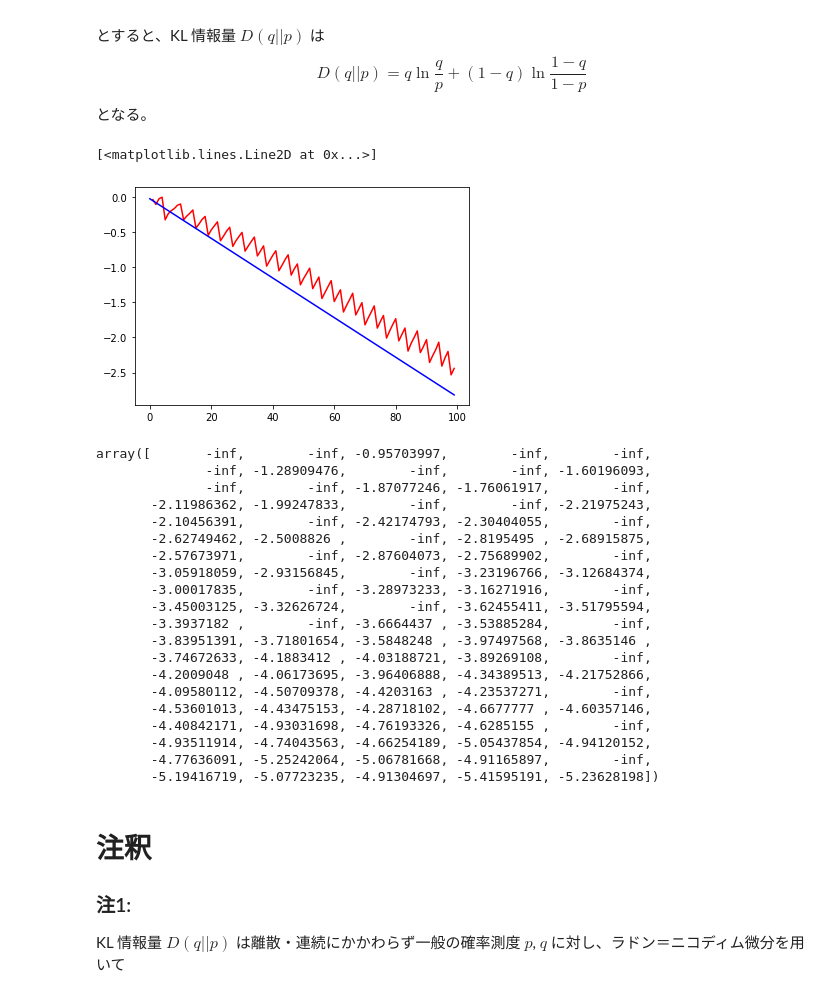
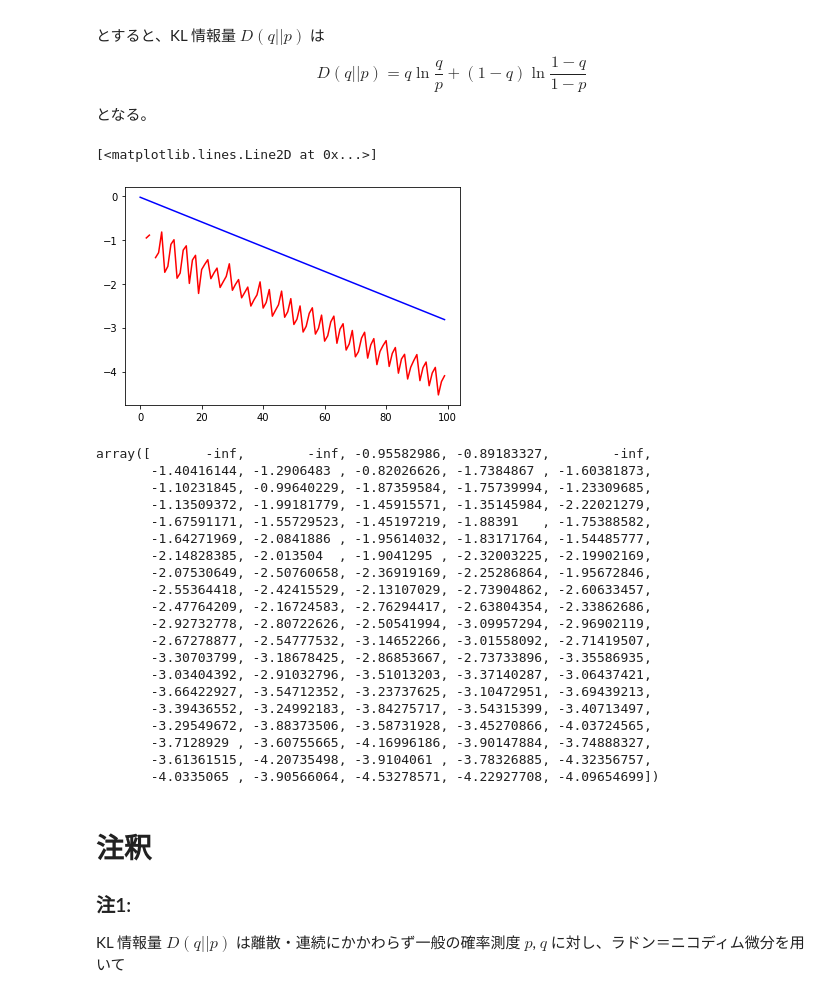
Before and after one commit to shinyasyokukai/AIC, a Jupyter notebook: AIC.ipynb, the cells around one changed output. Cells and saved outputs as stored; diff of their text form; code cells hidden in the pictures.

```diff
--- a/AIC.ipynb
+++ b/AIC.ipynb
@@ -215,59 +215,59 @@ max_size = 100
 def flip(p):
   if np.random.rand() < p:
     return 1
   else:
     return 0
 
 def split(data, size):
   num = data.shape[0] // size
   return np.array([data[i*size:(i+1)*size] for i in range(num)])
 
 def kl_div(q, p):
   return q * np.log(q / p) + (1 - q) * np.log((1 - q) / (1 - p))
 
 def is_near(x, y, n):
-  return np.abs(x - y) < C * np.log(n) / n
+  return np.abs(x - y) / y < C * np.log(n) / n
 
 flip_result = np.array([flip(p) for n in range(N)])
 
 log_probs = []
 
 for size in range(1, max_size + 1):
 
   means = np.mean(split(flip_result, size), axis=1)
   sample_size = means.shape[0]
-  log_prob = np.log(sum([is_near(means[i], q, size) for i in range(sample_size)])) - np.log(sample_size)
+  log_prob = np.log(sum([is_near(means[i], q, size) and is_near(1 - means[i], 1 - q, size) for i in range(sample_size)])) - np.log(sample_size)
   log_probs.append(log_prob)
 
 log_probs = np.array(log_probs)
 plt.plot(log_probs, color='red')
 plt.plot(np.array([- kl_div(q, p) * size for size in range(1, max_size + 1)]), color='blue')
 # %% [output]
 [<matplotlib.lines.Line2D at 0x...>]
-[figure, old version]
+[figure, new version]
 # %%
 log_probs
 # %% [output]
-array([       -inf,        -inf, -0.95703997,        -inf,        -inf,
-              -inf, -1.28909476,        -inf,        -inf, -1.60196093,
-              -inf,        -inf, -1.87077246, -1.76061917,        -inf,
-       -2.11986362, -1.99247833,        -inf,        -inf, -2.21975243,
-       -2.10456391,        -inf, -2.42174793, -2.30404055,        -inf,
-       -2.62749462, -2.5008826 ,        -inf, -2.8195495 , -2.68915875,
-       -2.57673971,        -inf, -2.87604073, -2.75689902,        -inf,
-       -3.05918059, -2.93156845,        -inf, -3.23196766, -3.12684374,
-       -3.00017835,        -inf, -3.28973233, -3.16271916,        -inf,
-       -3.45003125, -3.32626724,        -inf, -3.62455411, -3.51795594,
-       -3.3937182 ,        -inf, -3.6664437 , -3.53885284,        -inf,
-       -3.83951391, -3.71801654, -3.5848248 , -3.97497568, -3.8635146 ,
-       -3.74672633, -4.1883412 , -4.03188721, -3.89269108,        -inf,
-       -4.2009048 , -4.06173695, -3.96406888, -4.34389513, -4.21752866,
-       -4.09580112, -4.50709378, -4.4203163 , -4.23537271,        -inf,
-       -4.53601013, -4.43475153, -4.28718102, -4.6677777 , -4.60357146,
-       -4.40842171, -4.93031698, -4.76193326, -4.6285155 ,        -inf,
-       -4.93511914, -4.74043563, -4.66254189, -5.05437854, -4.94120152,
-       -4.77636091, -5.25242064, -5.06781668, -4.91165897,        -inf,
-       -5.19416719, -5.07723235, -4.91304697, -5.41595191, -5.23628198])
+array([       -inf,        -inf, -0.95582986, -0.89183327,        -inf,
+       -1.40416144, -1.2906483 , -0.82026626, -1.7384867 , -1.60381873,
+       -1.10231845, -0.99640229, -1.87359584, -1.75739994, -1.23309685,
+       -1.13509372, -1.99181779, -1.45915571, -1.35145984, -2.22021279,
+       -1.67591171, -1.55729523, -1.45197219, -1.88391   , -1.75388582,
+       -1.64271969, -2.0841886 , -1.95614032, -1.83171764, -1.54485777,
+       -2.14828385, -2.013504  , -1.9041295 , -2.32003225, -2.19902169,
+       -2.07530649, -2.50760658, -2.36919169, -2.25286864, -1.95672846,
+       -2.55364418, -2.42415529, -2.13107029, -2.73904862, -2.60633457,
+       -2.47764209, -2.16724583, -2.76294417, -2.63804354, -2.33862686,
+       -2.92732778, -2.80722626, -2.50541994, -3.09957294, -2.96902119,
+       -2.67278877, -2.54777532, -3.14652266, -3.01558092, -2.71419507,
+       -3.30703799, -3.18678425, -2.86853667, -2.73733896, -3.35586935,
+       -3.03404392, -2.91032796, -3.51013203, -3.37140287, -3.06437421,
+       -3.66422927, -3.54712352, -3.23737625, -3.10472951, -3.69439213,
+       -3.39436552, -3.24992183, -3.84275717, -3.54315399, -3.40713497,
+       -3.29549672, -3.88373506, -3.58731928, -3.45270866, -4.03724565,
+       -3.7128929 , -3.60755665, -4.16996186, -3.90147884, -3.74888327,
+       -3.61361515, -4.20735498, -3.9104061 , -3.78326885, -4.32356757,
+       -4.0335065 , -3.90566064, -4.53278571, -4.22927708, -4.09654699])
 # %% [markdown]
 # 注釈
 ### 注1:
```
